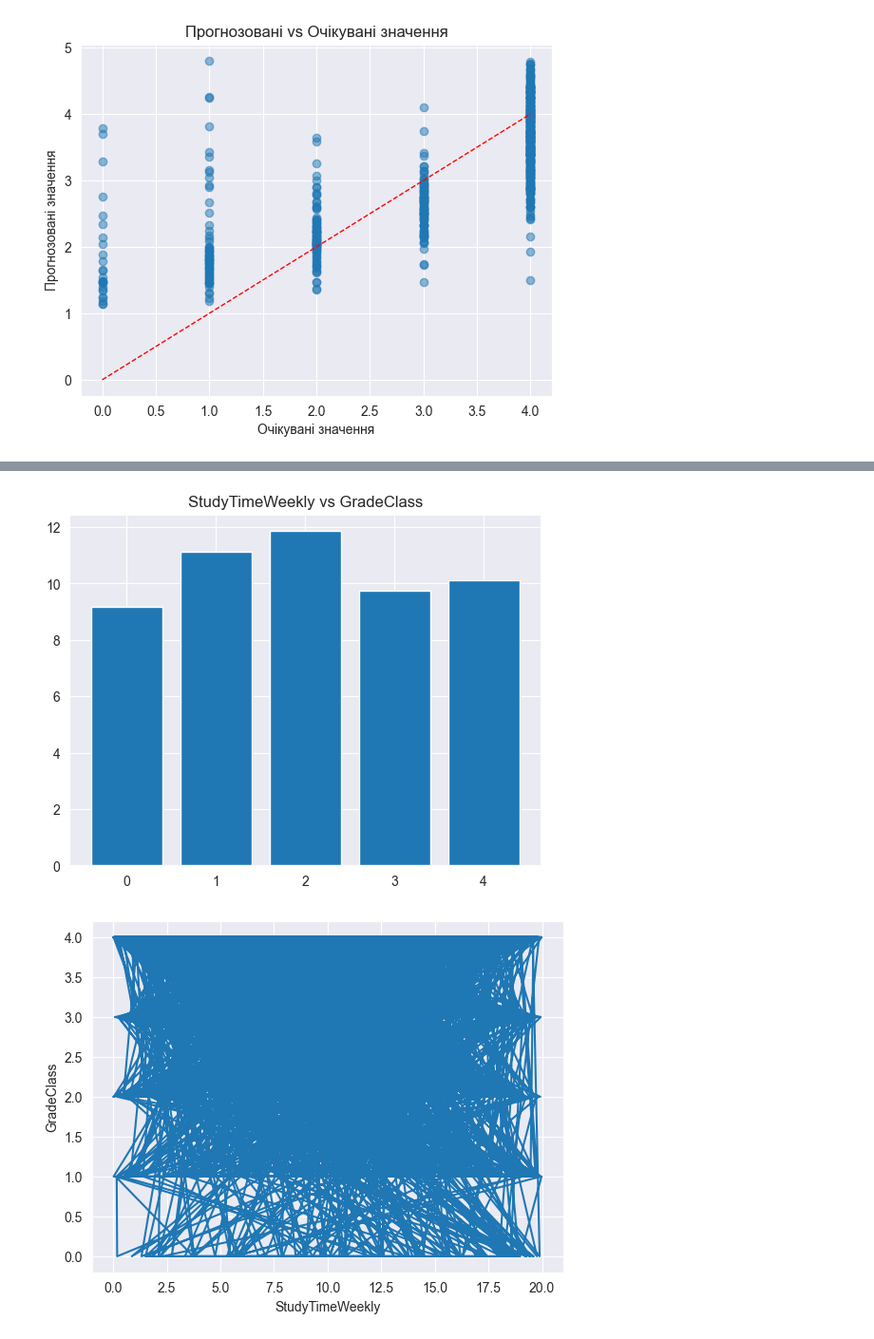
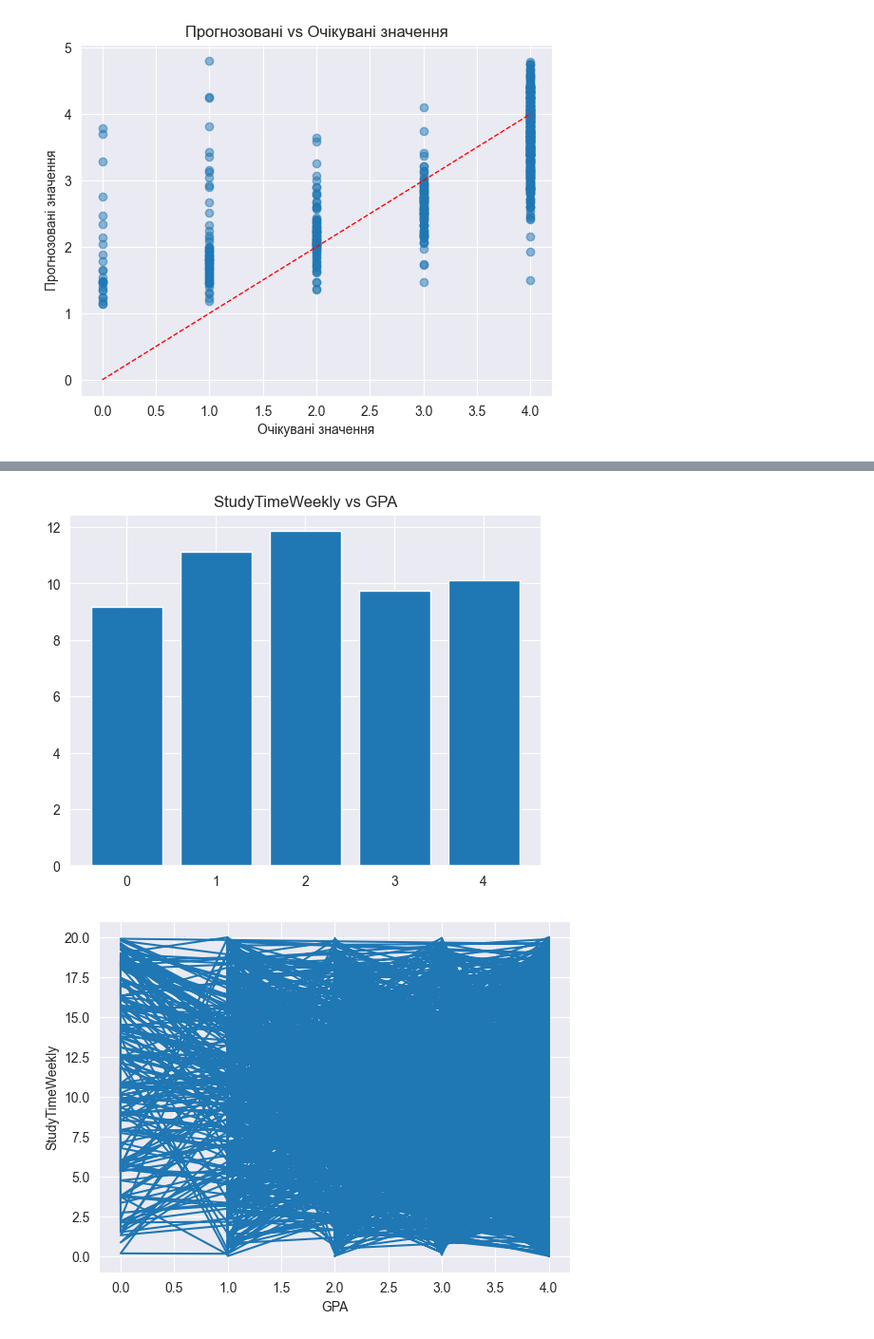
Before and after one commit to anonjustchillin/MachineLearning_labs, a Jupyter notebook: lin_reg_task/task1.ipynb, the cells around one changed output, grey strips where cells are left out. Shown at 95% size. Cells and saved outputs as stored; diff of their text form; code cells hidden in the pictures.

```diff
--- a/lin_reg_task/task1.ipynb
+++ b/lin_reg_task/task1.ipynb
@@ -11,7 +11,7 @@ from sklearn.preprocessing import StandardScaler
 # %%
 path = 'D:\\uni\\2курс\ПЗМН\ML_labs\lin_reg_task\Student_performance_data.csv'
 dataset = pd.read_csv(path)
-dataset.GradeClass = dataset.GradeClass.astype('int')
+dataset.GPA = dataset.GradeClass.astype('int')
 dataset.head()
 # %% [output]
 |  | StudentID | Age | Gender | Ethnicity | ParentalEducation | StudyTimeWeekly | Absences | Tutoring | ... |
@@ -44,6 +44,6 @@ dtype: int64
 # %% [markdown]
 Створення окремого DataFrame, який я використовуватиму
 # %%
-df = dataset[['StudentID', 'ParentalEducation', 'StudyTimeWeekly', 'Absences', 'GradeClass']]
+df = dataset[['StudentID', 'ParentalEducation', 'StudyTimeWeekly', 'Absences', 'GPA']]
 df.head()
 # %% [output]
@@ -181,6 +181,6 @@ axes = df.boxplot(column=['GradeClass'], by='ParentalEducation')
 # %%
-df.ParentalEducation = df.ParentalEducation.astype('category')
-grade_mean = df.groupby('ParentalEducation', observed=True)['GradeClass'].mean()
+df.loc[:,['ParentalEducation']] = df.loc[:,['ParentalEducation']].astype('category')
+grade_mean = df.groupby('ParentalEducation', observed=True)['GPA'].mean()
 plt.bar(x=df['ParentalEducation'].unique(), height=grade_mean)
 plt.title('Parental Education vs Average Grade')
 plt.show()
@@ -201,14 +196,14 @@ plt.show()
 # %%
-time_mean = df.groupby('GradeClass', observed=True)['StudyTimeWeekly'].mean()
-plt.bar(x=df['GradeClass'].unique(), height=time_mean)
-plt.title('StudyTimeWeekly vs GradeClass')
+time_mean = df.groupby('GPA', observed=True)['StudyTimeWeekly'].mean()
+plt.bar(x=df['GPA'].unique(), height=time_mean)
+plt.title('StudyTimeWeekly vs GPA')
 plt.show()
 # %% [output]
-[figure, old version]
+[figure, new version]
 # %%
-plt.plot(df.StudyTimeWeekly, df.GradeClass)
-plt.xlabel('StudyTimeWeekly')
-plt.ylabel('GradeClass')
+plt.plot(df.GPA, df.StudyTimeWeekly)
+plt.xlabel('GPA')
+plt.ylabel('StudyTimeWeekly')
 plt.show()
 # %% [output]
-[figure, old version]
+[figure, new version]
```
Also changed, not shown: parts of 9 cells of this notebook, 1 other file.
